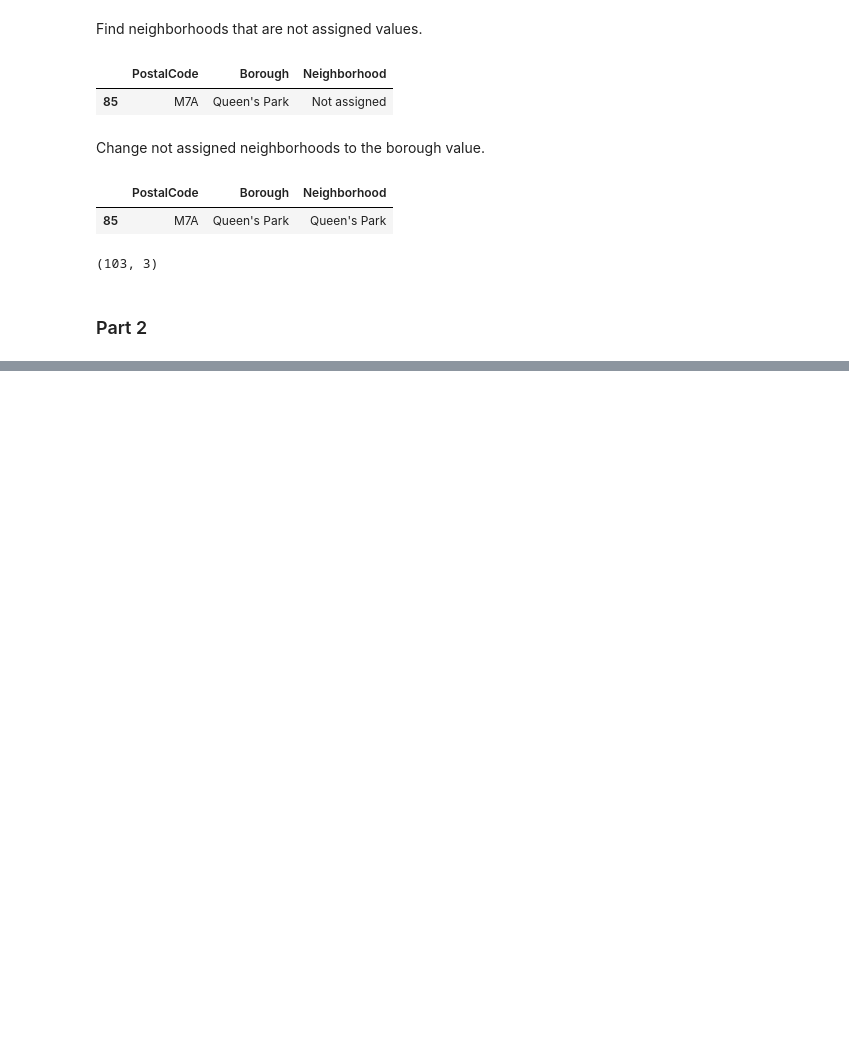
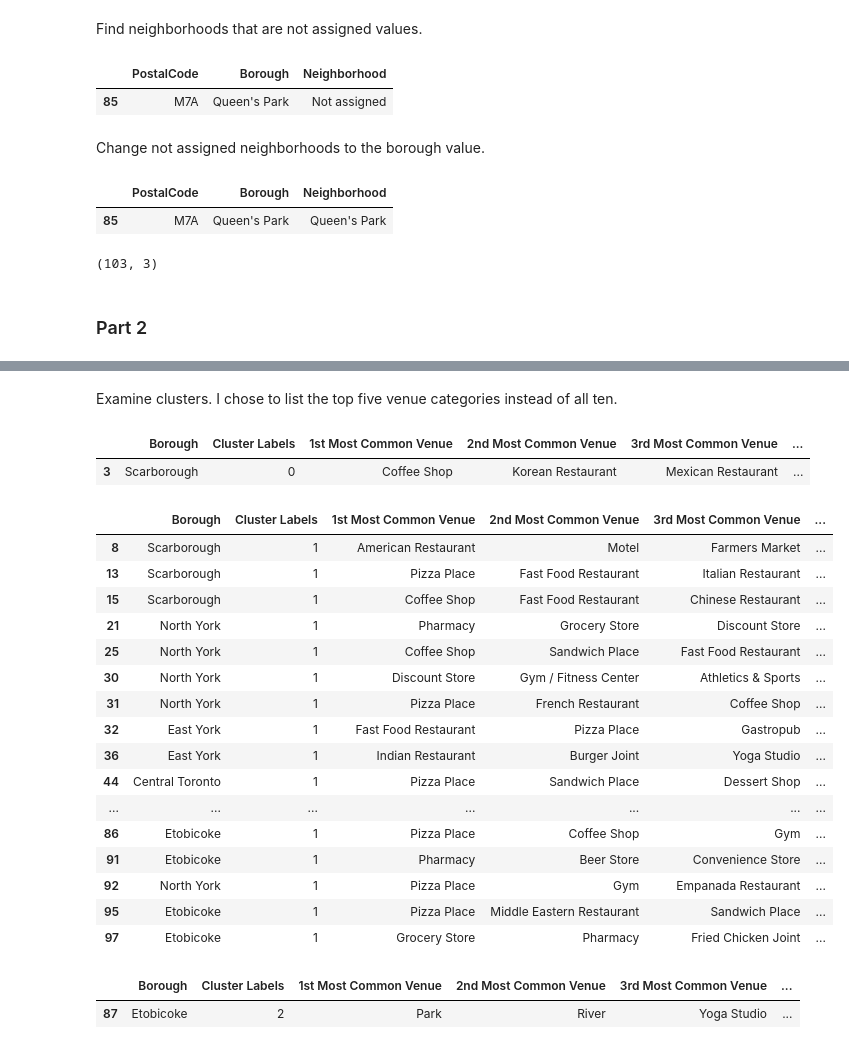
Before and after one commit to terryacox/Coursera_Capstone, a Jupyter notebook: Toronto_Neighborhoods.ipynb, the cells around one changed output, grey strips where cells are left out. Cells and saved outputs as stored; diff of their text form; code cells hidden in the pictures; blank space fills up the shorter version.

```diff
--- a/Toronto_Neighborhoods.ipynb
+++ b/Toronto_Neighborhoods.ipynb
@@ -108,0 +342,3 @@ new_df.shape
+# %%
+to_grouped = to_onehot.groupby('PostalCode').mean().reset_index()
+to_grouped
@@ -108,0 +373,21 @@ new_df.shape
+# %%
+num_top_venues = 10
+
+indicators = ['st', 'nd', 'rd']
+
+# create columns according to number of top venues
+columns = ['PostalCode']
+for ind in np.arange(num_top_venues):
+    try:
+        columns.append('{}{} Most Common Venue'.format(ind+1, indicators[ind]))
+    except:
+        columns.append('{}th Most Common Venue'.format(ind+1))
+
+# create a new dataframe
+neighborhoods_venues_sorted = pd.DataFrame(columns=columns)
+neighborhoods_venues_sorted['PostalCode'] = to_grouped['PostalCode']
+
+for ind in np.arange(to_grouped.shape[0]):
+    neighborhoods_venues_sorted.iloc[ind, 1:] = return_most_common_venues(to_grouped.iloc[ind, :], num_top_venues)
+
+neighborhoods_venues_sorted.head()
@@ -108,0 +403,11 @@ new_df.shape
+# %%
+# set number of clusters
+kclusters = 10
+
+to_grouped_clustering = to_grouped.drop('PostalCode', 1)
+
+# run k-means clustering
+kmeans = KMeans(n_clusters=kclusters, random_state=0).fit(to_grouped_clustering)
+
+# check cluster labels generated for each row in the dataframe
+kmeans.labels_[0:10]
@@ -108,0 +416,7 @@ new_df.shape
+# %%
+# add clustering labels
+neighborhoods_venues_sorted.insert(0, 'Cluster Labels', kmeans.labels_)
+
+to_merged = pd.merge(to_df, neighborhoods_venues_sorted.set_index('PostalCode'), on='PostalCode')
+
+to_merged.head() # check the last columns!
@@ -108,0 +460,32 @@ new_df.shape
+# %% [markdown]
+Examine clusters. I chose to list the top five venue categories instead of all ten.
+# %%
+to_merged.loc[to_merged['Cluster Labels'] == 0, to_merged.columns[[1] + list(range(5, 11))]]
+# %% [output]
+|  | Borough | Cluster Labels | 1st Most Common Venue | 2nd Most Common Venue | 3rd Most Common Venue | ... |
+| 3 | Scarborough | 0 | Coffee Shop | Korean Restaurant | Mexican Restaurant | ... |
+# %%
+to_merged.loc[to_merged['Cluster Labels'] == 1, to_merged.columns[[1] + list(range(5, 11))]]
+# %% [output]
+|  | Borough | Cluster Labels | 1st Most Common Venue | 2nd Most Common Venue | 3rd Most Common Venue | ... |
+| 8 | Scarborough | 1 | American Restaurant | Motel | Farmers Market | ... |
+| 13 | Scarborough | 1 | Pizza Place | Fast Food Restaurant | Italian Restaurant | ... |
+| 15 | Scarborough | 1 | Coffee Shop | Fast Food Restaurant | Chinese Restaurant | ... |
+| 21 | North York | 1 | Pharmacy | Grocery Store | Discount Store | ... |
+| 25 | North York | 1 | Coffee Shop | Sandwich Place | Fast Food Restaurant | ... |
+| 30 | North York | 1 | Discount Store | Gym / Fitness Center | Athletics & Sports | ... |
+| 31 | North York | 1 | Pizza Place | French Restaurant | Coffee Shop | ... |
+| 32 | East York | 1 | Fast Food Restaurant | Pizza Place | Gastropub | ... |
+| 36 | East York | 1 | Indian Restaurant | Burger Joint | Yoga Studio | ... |
+| 44 | Central Toronto | 1 | Pizza Place | Sandwich Place | Dessert Shop | ... |
+| ... | ... | ... | ... | ... | ... | ... |
+| 86 | Etobicoke | 1 | Pizza Place | Coffee Shop | Gym | ... |
+| 91 | Etobicoke | 1 | Pharmacy | Beer Store | Convenience Store | ... |
+| 92 | North York | 1 | Pizza Place | Gym | Empanada Restaurant | ... |
+| 95 | Etobicoke | 1 | Pizza Place | Middle Eastern Restaurant | Sandwich Place | ... |
+| 97 | Etobicoke | 1 | Grocery Store | Pharmacy | Fried Chicken Joint | ... |
+# %%
+to_merged.loc[to_merged['Cluster Labels'] == 2, to_merged.columns[[1] + list(range(5, 11))]]
+# %% [output]
+|  | Borough | Cluster Labels | 1st Most Common Venue | 2nd Most Common Venue | 3rd Most Common Venue | ... |
+| 87 | Etobicoke | 2 | Park | River | Yoga Studio | ... |
```
Also changed, not shown: parts of 36 cells of this notebook.
